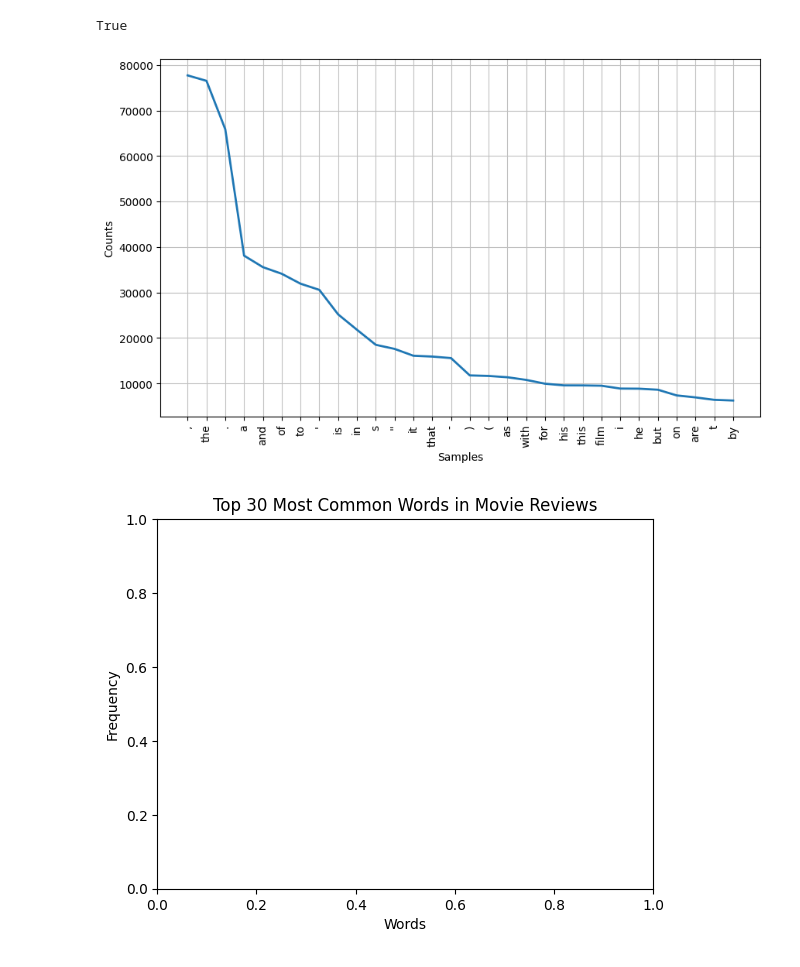
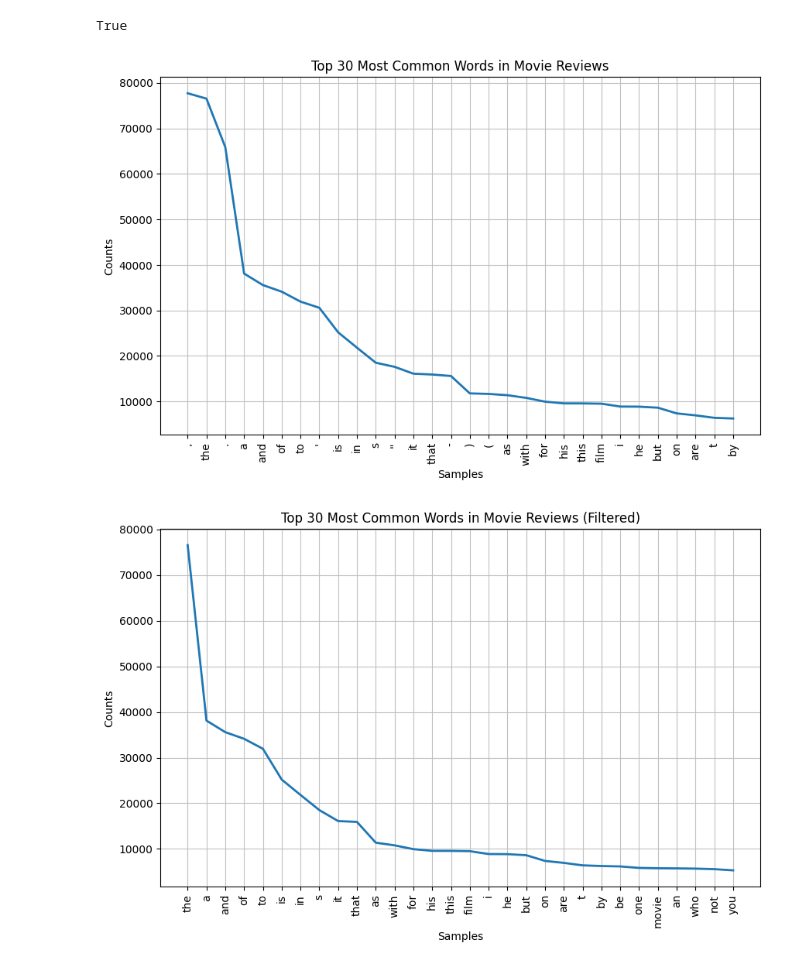
Before and after one commit to ashababnoor/code-bits, a Jupyter notebook: data-science/natural-language-processing/sentiment-analysis/sentiment-analysis.ipynb, the cells around one changed output. Drawn from its saved outputs; the diff is of its cells as text; code cells hidden in the pictures.

Commit message:
added visualization on filtered data in sentiment analysis notebook

```diff
--- a/data-science/natural-language-processing/sentiment-analysis/sentiment-analysis.ipynb
+++ b/data-science/natural-language-processing/sentiment-analysis/sentiment-analysis.ipynb
@@ -36,11 +36,23 @@ all_words_freq = FreqDist(all_words)
 
 # Plot the most common 30 words
 plt.figure(figsize=(10, 6))
-all_words_freq.plot(30, cumulative=False)
 plt.title('Top 30 Most Common Words in Movie Reviews')
 plt.xlabel('Words')
 plt.ylabel('Frequency')
+all_words_freq.plot(30, cumulative=False)
 plt.show()
 # %% [output]
-[figure, old version]
+[figure, new version]
-[figure, removed]
+# %%
+words = [word.lower() for word in movie_reviews.words() if word.isalpha()]
+
+# Create a frequency distribution of words
+word_freq = FreqDist(words)
+
+# Plot the most common 30 words
+plt.figure(figsize=(10, 6))
+plt.title('Top 30 Most Common Words in Movie Reviews (Filtered)')
+word_freq.plot(30, cumulative=False)
+plt.show()
+# %% [output]
+[figure, added]
```
